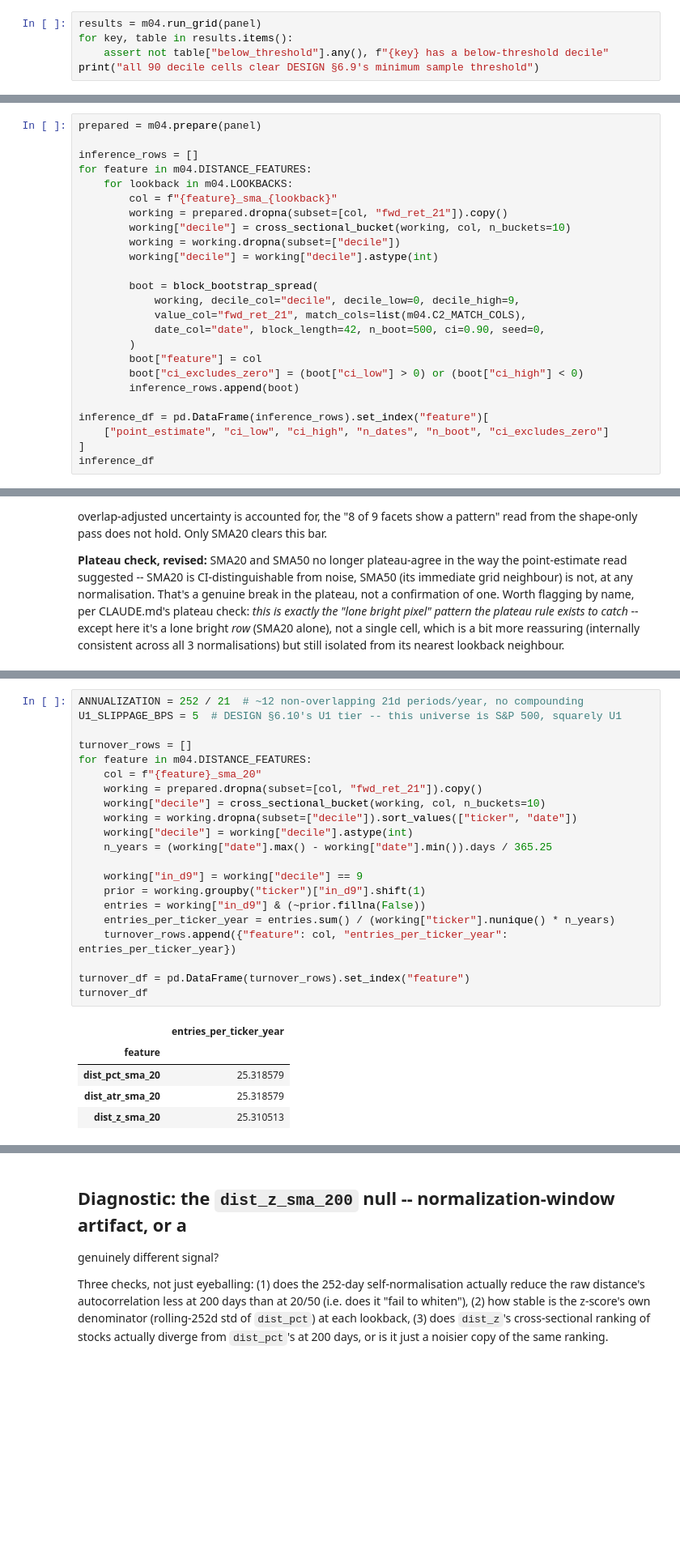
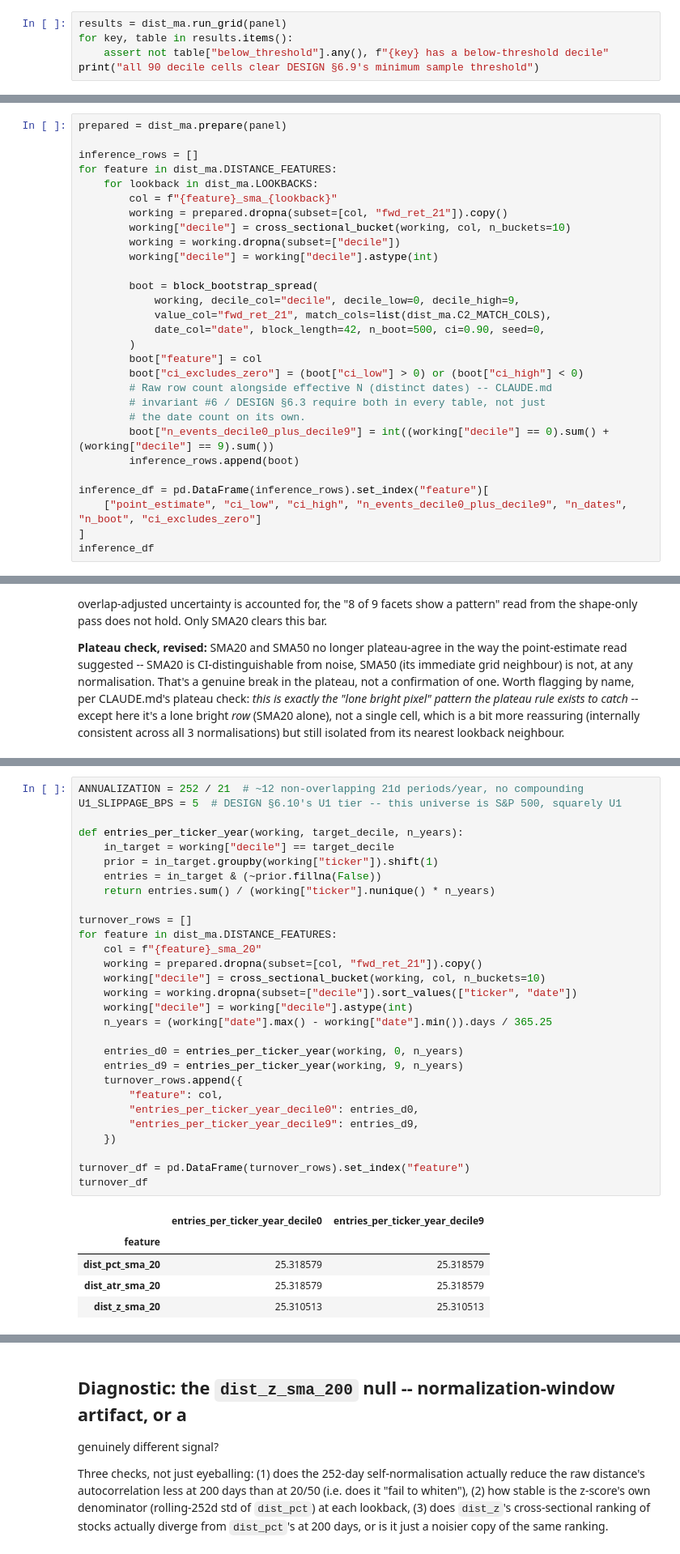
Before and after one commit to omerk1/stocks_analysis, a Jupyter notebook: notebooks/moving_averages_distance_from_ma.ipynb, the cells around one changed output, grey strips where cells are left out. Shown at 81% size. Cells and saved outputs as stored; diff of their text form; blank space fills up the shorter version.

```diff
--- a/notebooks/moving_averages_m04_distance.ipynb
+++ b/notebooks/moving_averages_distance_from_ma.ipynb
@@ -52,7 +52,7 @@ print(f"{len(panel):,} rows, {panel['ticker'].nunique()} tickers, "
 # %% [output]
 1,231,698 rows, 408 tickers, 2010-01-04 to 2021-12-31
 # %%
-results = m04.run_grid(panel)
+results = dist_ma.run_grid(panel)
 for key, table in results.items():
     assert not table["below_threshold"].any(), f"{key} has a below-threshold decile"
 print("all 90 decile cells clear DESIGN §6.9's minimum sample threshold")
@@ -149,11 +149,11 @@ what actually answers that.
 distinct dates (§6.3), not the raw row count -- every one of the 90 decile cells has
 100,000+ rows, but that vastly overstates independent information given 21-day overlap.
 # %%
-prepared = m04.prepare(panel)
+prepared = dist_ma.prepare(panel)
 
 inference_rows = []
-for feature in m04.DISTANCE_FEATURES:
-    for lookback in m04.LOOKBACKS:
+for feature in dist_ma.DISTANCE_FEATURES:
+    for lookback in dist_ma.LOOKBACKS:
         col = f"{feature}_sma_{lookback}"
         working = prepared.dropna(subset=[col, "fwd_ret_21"]).copy()
         working["decile"] = cross_sectional_bucket(working, col, n_buckets=10)
@@ -162,15 +162,19 @@ for feature in m04.DISTANCE_FEATURES:
 
         boot = block_bootstrap_spread(
             working, decile_col="decile", decile_low=0, decile_high=9,
-            value_col="fwd_ret_21", match_cols=list(m04.C2_MATCH_COLS),
+            value_col="fwd_ret_21", match_cols=list(dist_ma.C2_MATCH_COLS),
             date_col="date", block_length=42, n_boot=500, ci=0.90, seed=0,
         )
         boot["feature"] = col
         boot["ci_excludes_zero"] = (boot["ci_low"] > 0) or (boot["ci_high"] < 0)
+        # Raw row count alongside effective N (distinct dates) -- CLAUDE.md
+        # invariant #6 / DESIGN §6.3 require both in every table, not just
+        # the date count on its own.
+        boot["n_events_decile0_plus_decile9"] = int((working["decile"] == 0).sum() + (working["decile"] == 9).sum())
         inference_rows.append(boot)
 
 inference_df = pd.DataFrame(inference_rows).set_index("feature")[
-    ["point_estimate", "ci_low", "ci_high", "n_dates", "n_boot", "ci_excludes_zero"]
+    ["point_estimate", "ci_low", "ci_high", "n_events_decile0_plus_decile9", "n_dates", "n_boot", "ci_excludes_zero"]
 ]
 inference_df
 # %% [output]
@@ -211,29 +218,37 @@ directly from the actual decile-membership transitions (not assumed).
 # %%
 ANNUALIZATION = 252 / 21  # ~12 non-overlapping 21d periods/year, no compounding
 U1_SLIPPAGE_BPS = 5  # DESIGN §6.10's U1 tier -- this universe is S&P 500, squarely U1
 
+def entries_per_ticker_year(working, target_decile, n_years):
+    in_target = working["decile"] == target_decile
+    prior = in_target.groupby(working["ticker"]).shift(1)
+    entries = in_target & (~prior.fillna(False))
+    return entries.sum() / (working["ticker"].nunique() * n_years)
+
 turnover_rows = []
-for feature in m04.DISTANCE_FEATURES:
+for feature in dist_ma.DISTANCE_FEATURES:
     col = f"{feature}_sma_20"
     working = prepared.dropna(subset=[col, "fwd_ret_21"]).copy()
     working["decile"] = cross_sectional_bucket(working, col, n_buckets=10)
     working = working.dropna(subset=["decile"]).sort_values(["ticker", "date"])
     working["decile"] = working["decile"].astype(int)
     n_years = (working["date"].max() - working["date"].min()).days / 365.25
 
-    working["in_d9"] = working["decile"] == 9
-    prior = working.groupby("ticker")["in_d9"].shift(1)
-    entries = working["in_d9"] & (~prior.fillna(False))
-    entries_per_ticker_year = entries.sum() / (working["ticker"].nunique() * n_years)
-    turnover_rows.append({"feature": col, "entries_per_ticker_year": entries_per_ticker_year})
+    entries_d0 = entries_per_ticker_year(working, 0, n_years)
+    entries_d9 = entries_per_ticker_year(working, 9, n_years)
+    turnover_rows.append({
+        "feature": col,
+        "entries_per_ticker_year_decile0": entries_d0,
+        "entries_per_ticker_year_decile9": entries_d9,
+    })
 
 turnover_df = pd.DataFrame(turnover_rows).set_index("feature")
 turnover_df
 # %% [output]
-|  | entries_per_ticker_year |
-| feature |  |
-| dist_pct_sma_20 | 25.318579 |
-| dist_atr_sma_20 | 25.318579 |
-| dist_z_sma_20 | 25.310513 |
+|  | entries_per_ticker_year_decile0 | entries_per_ticker_year_decile9 |
+| feature |  |  |
+| dist_pct_sma_20 | 25.318579 | 25.318579 |
+| dist_atr_sma_20 | 25.318579 | 25.318579 |
+| dist_z_sma_20 | 25.310513 | 25.310513 |
 # %%
 cost_rows = []
```
Also changed, not shown: parts of 6 cells of this notebook, 8 other files.
